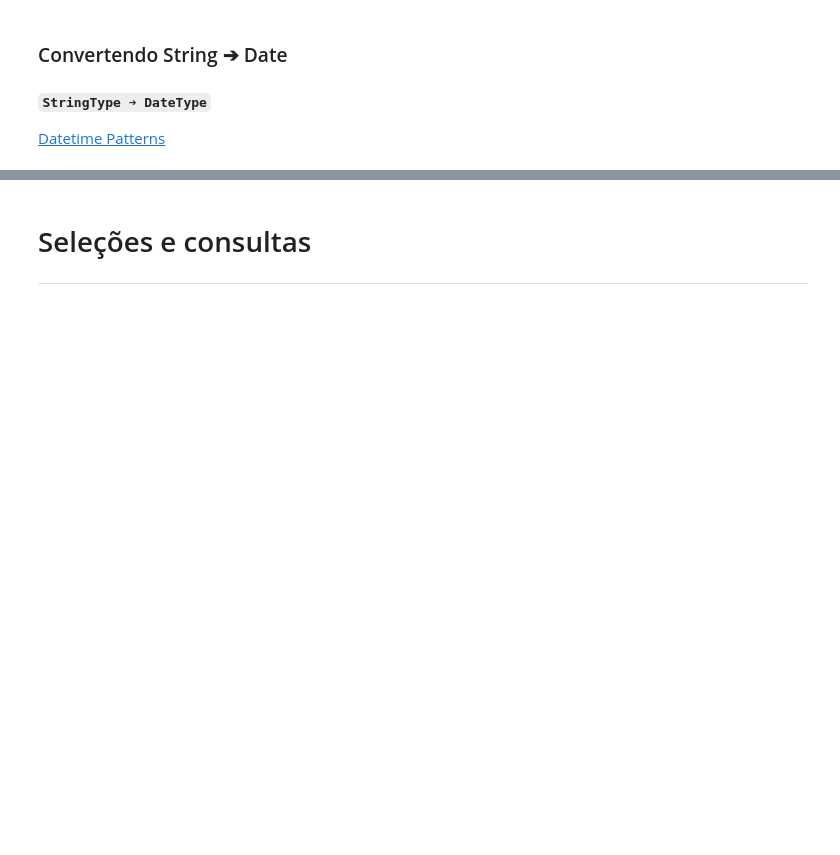
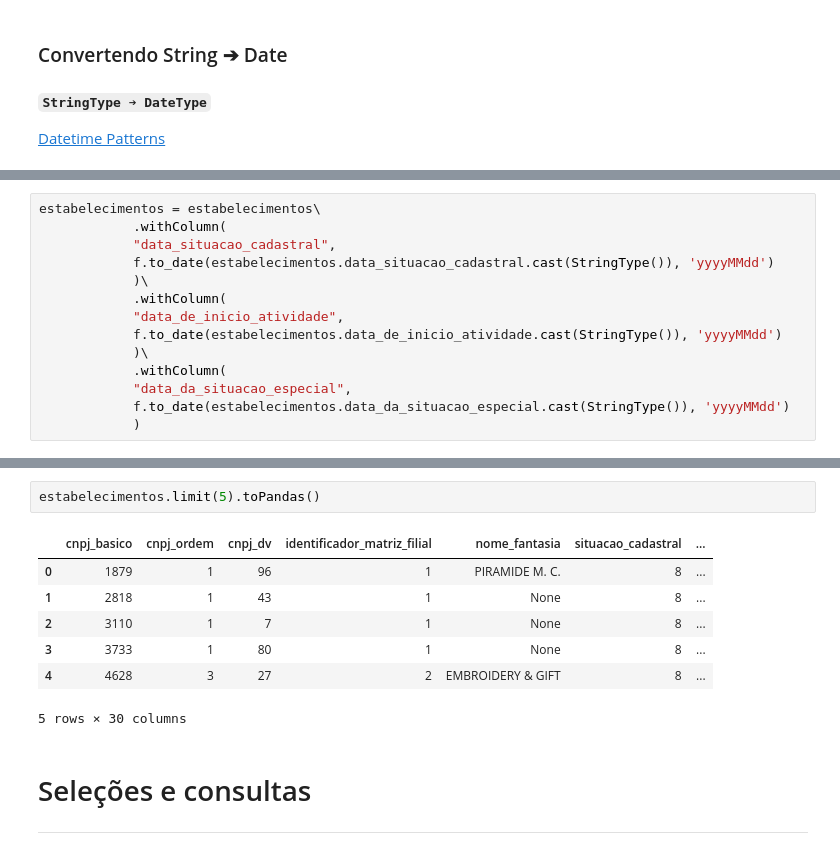
Before and after one commit to ledsouza/Introducao_spark, a Jupyter notebook: projeto_spark.ipynb, the cells around one changed output, grey strips where cells are left out. Drawn from its saved outputs; the diff is of its cells as text; blank space fills up the shorter version.

```diff
--- a/projeto_spark.ipynb
+++ b/projeto_spark.ipynb
@@ -307,0 +495,14 @@ df.toPandas()
+# %%
+estabelecimentos = estabelecimentos\
+            .withColumn(
+            "data_situacao_cadastral",
+            f.to_date(estabelecimentos.data_situacao_cadastral.cast(StringType()), 'yyyyMMdd')
+            )\
+            .withColumn(
+            "data_de_inicio_atividade",
+            f.to_date(estabelecimentos.data_de_inicio_atividade.cast(StringType()), 'yyyyMMdd')
+            )\
+            .withColumn(
+            "data_da_situacao_especial",
+            f.to_date(estabelecimentos.data_da_situacao_especial.cast(StringType()), 'yyyyMMdd')
+            )
@@ -308,3 +529,13 @@ df.toPandas()
+# %%
+estabelecimentos.limit(5).toPandas()
+# %% [output]
+|  | cnpj_basico | cnpj_ordem | cnpj_dv | identificador_matriz_filial | nome_fantasia | situacao_cadastral | ... |
+| 0 | 1879 | 1 | 96 | 1 | PIRAMIDE M. C. | 8 | ... |
+| 1 | 2818 | 1 | 43 | 1 | None | 8 | ... |
+| 2 | 3110 | 1 | 7 | 1 | None | 8 | ... |
+| 3 | 3733 | 1 | 80 | 1 | None | 8 | ... |
+| 4 | 4628 | 3 | 27 | 2 | EMBROIDERY & GIFT | 8 | ... |
+5 rows × 30 columns
 # %% [markdown]
 # Seleções e consultas
 ---
```
Also changed, not shown: parts of 21 cells of this notebook.
